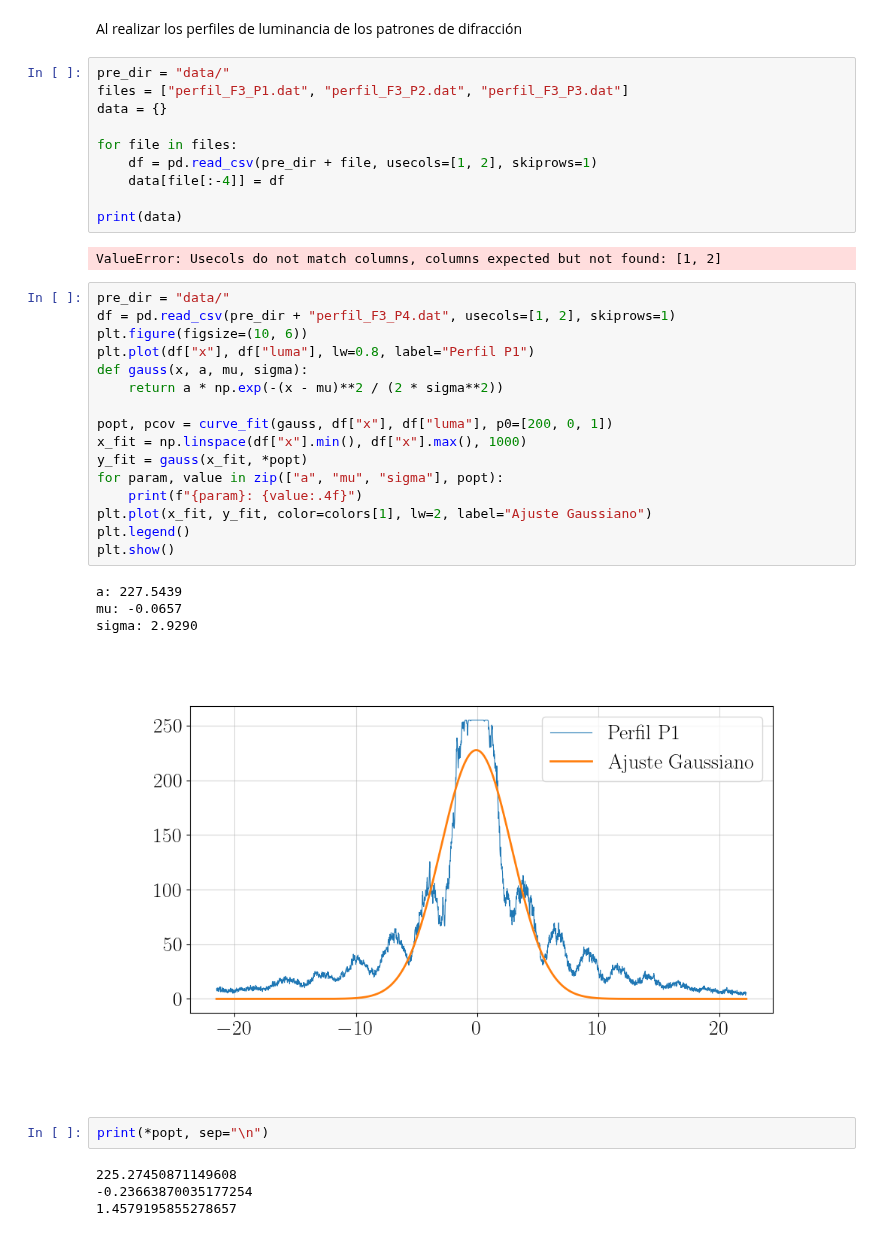
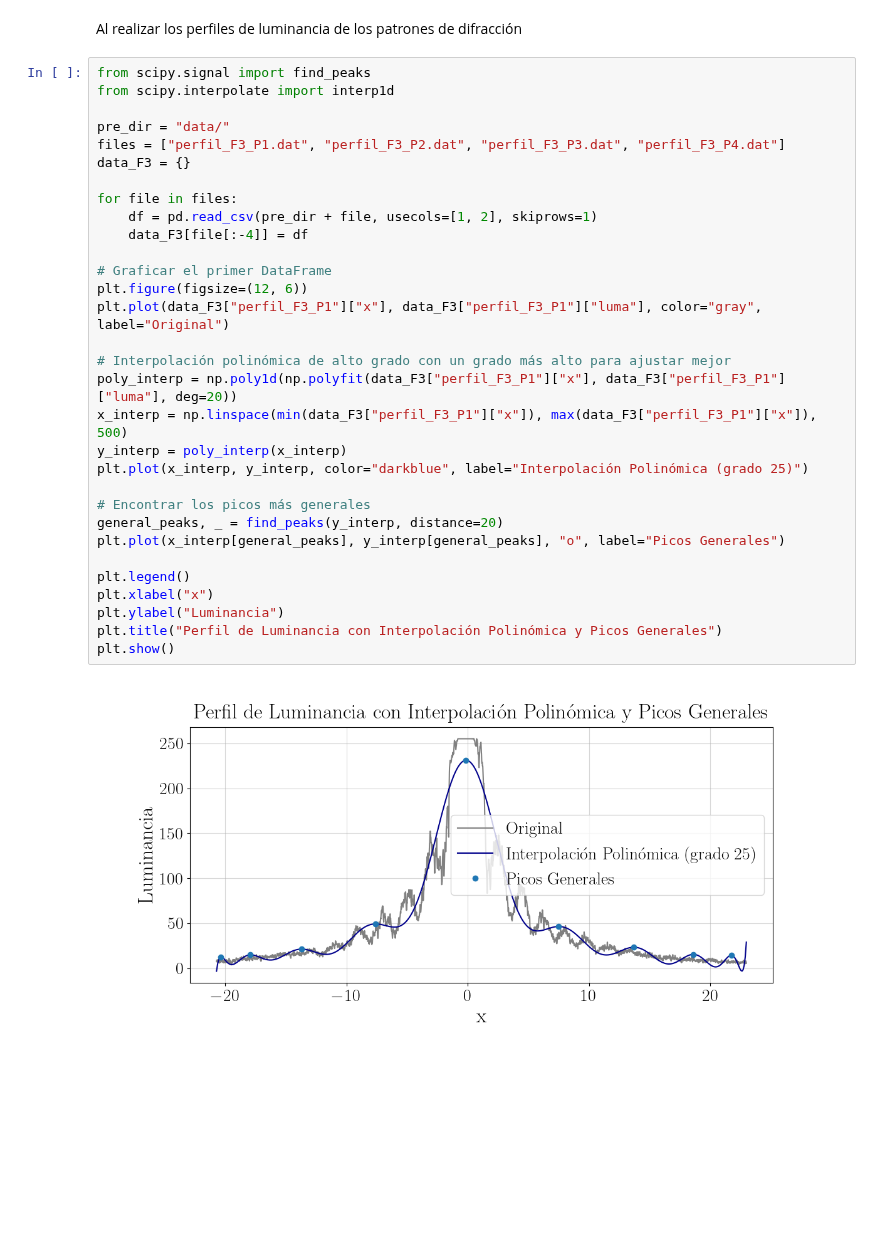
Before and after one commit to PinzonHarker/2024-II_Mediciones_Opticas, a Jupyter notebook: Exp8_difraccion/analisis_difraccion.ipynb, the cells around one changed output. Drawn from its saved outputs; the diff is of its cells as text; blank space fills up the shorter version.

Commit message:
Exp8 continuación. Trato de interpolar para conseguir los picos más rápido ya que ajustando según la ecuación original no resulto.

```diff
--- a/Exp8_difraccion/analisis_difraccion.ipynb
+++ b/Exp8_difraccion/analisis_difraccion.ipynb
@@ -78,42 +78,36 @@ Mediciones en Óptica y Acústica
 ## Análisis y Resultados
 # %% [markdown]
 Al realizar los perfiles de luminancia de los patrones de difracción
-# %%
-pre_dir = "data/"
-files = ["perfil_F3_P1.dat", "perfil_F3_P2.dat", "perfil_F3_P3.dat"]
-data = {}
-
-for file in files:
-    df = pd.read_csv(pre_dir + file, usecols=[1, 2], skiprows=1)
-    data[file[:-4]] = df
-
-print(data)
-# %% [output]
-ValueError: Usecols do not match columns, columns expected but not found: [1, 2]
-# %%
-pre_dir = "data/"
-df = pd.read_csv(pre_dir + "perfil_F3_P4.dat", usecols=[1, 2], skiprows=1)
-plt.figure(figsize=(10, 6))
-plt.plot(df["x"], df["luma"], lw=0.8, label="Perfil P1")
-def gauss(x, a, mu, sigma):
-    return a * np.exp(-(x - mu)**2 / (2 * sigma**2))
-
-popt, pcov = curve_fit(gauss, df["x"], df["luma"], p0=[200, 0, 1])
-x_fit = np.linspace(df["x"].min(), df["x"].max(), 1000)
-y_fit = gauss(x_fit, *popt)
-for param, value in zip(["a", "mu", "sigma"], popt):
-    print(f"{param}: {value:.4f}")
-plt.plot(x_fit, y_fit, color=colors[1], lw=2, label="Ajuste Gaussiano")
-plt.legend()
-plt.show()
-# %% [output]
-a: 227.5439
-mu: -0.0657
-sigma: 2.9290
-[figure, removed]
-# %%
-print(*popt, sep="\n")
-# %% [output]
-225.27450871149608
--0.23663870035177254
-1.4579195855278657
+# %%
+from scipy.signal import find_peaks
+from scipy.interpolate import interp1d
+
+pre_dir = "data/"
+files = ["perfil_F3_P1.dat", "perfil_F3_P2.dat", "perfil_F3_P3.dat", "perfil_F3_P4.dat"]
+data_F3 = {}
+
+for file in files:
+    df = pd.read_csv(pre_dir + file, usecols=[1, 2], skiprows=1)
+    data_F3[file[:-4]] = df
+
+# Graficar el primer DataFrame
+plt.figure(figsize=(12, 6))
+plt.plot(data_F3["perfil_F3_P1"]["x"], data_F3["perfil_F3_P1"]["luma"], color="gray", label="Original")
+
+# Interpolación polinómica de alto grado con un grado más alto para ajustar mejor
+poly_interp = np.poly1d(np.polyfit(data_F3["perfil_F3_P1"]["x"], data_F3["perfil_F3_P1"]["luma"], deg=20))
+x_interp = np.linspace(min(data_F3["perfil_F3_P1"]["x"]), max(data_F3["perfil_F3_P1"]["x"]), 500)
+y_interp = poly_interp(x_interp)
+plt.plot(x_interp, y_interp, color="darkblue", label="Interpolación Polinómica (grado 25)")
+
+# Encontrar los picos más generales
+general_peaks, _ = find_peaks(y_interp, distance=20)
+plt.plot(x_interp[general_peaks], y_interp[general_peaks], "o", label="Picos Generales")
+
+plt.legend()
+plt.xlabel("x")
+plt.ylabel("Luminancia")
+plt.title("Perfil de Luminancia con Interpolación Polinómica y Picos Generales")
+plt.show()
+# %% [output]
+[figure, added]
```
Also changed, not shown: parts of 1 cell of this notebook, 1 other file.
